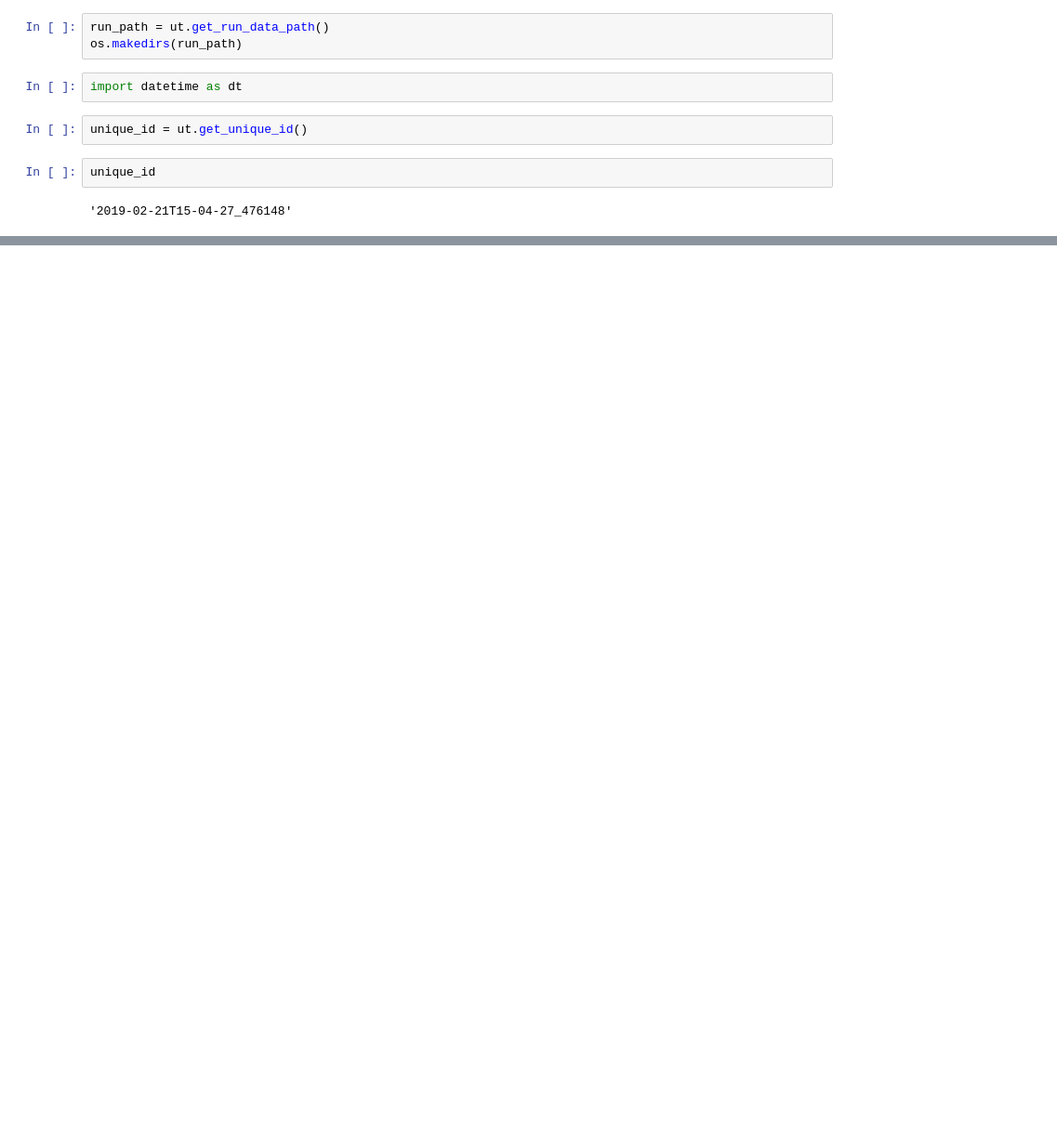
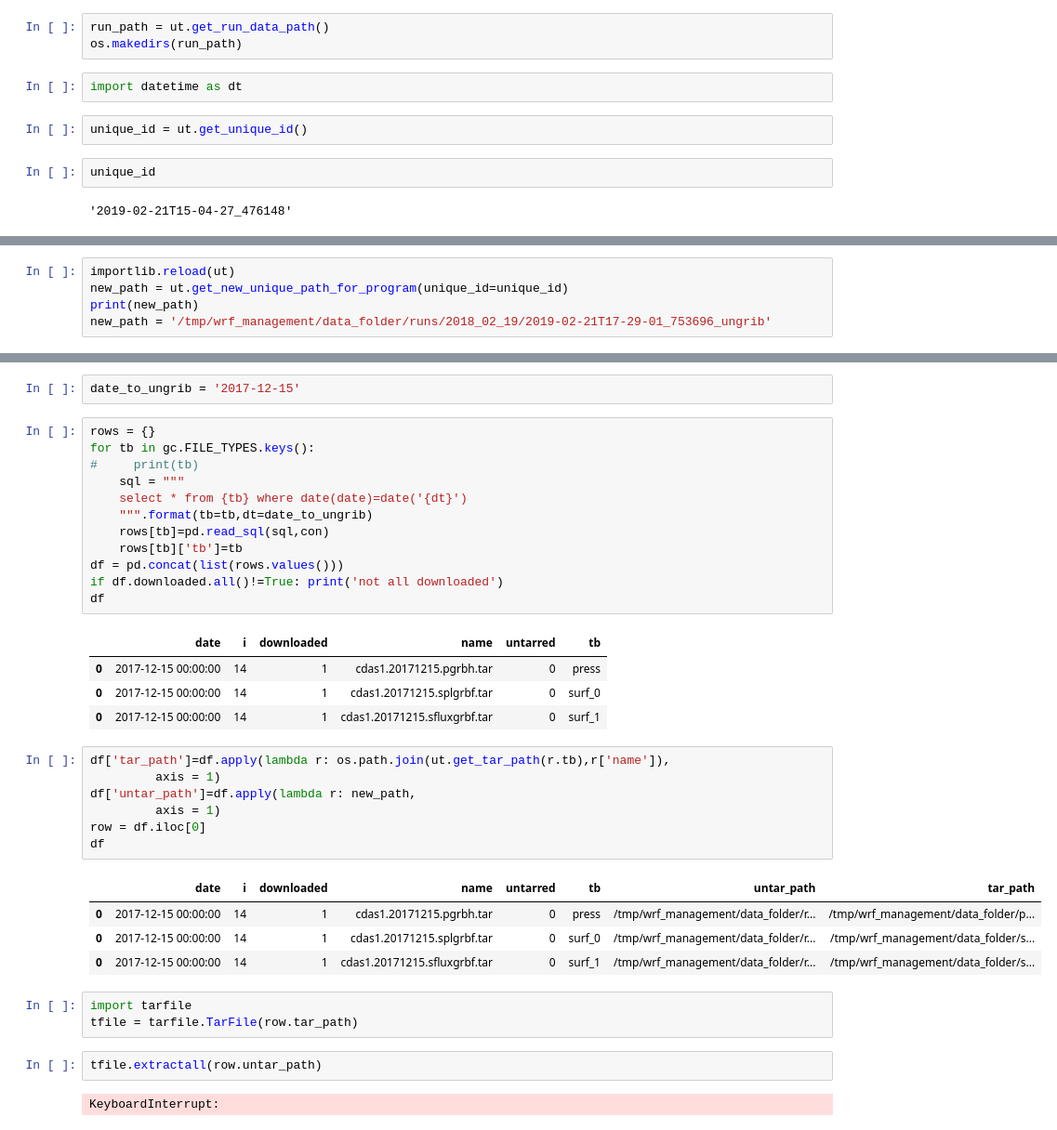
Before and after one commit to daliagachc/wrf_management, a Jupyter notebook: wrf_management/scratchs/Untitled.ipynb, the cells around one changed output, grey strips where cells are left out. Shown at 93% size. Saved outputs shown, nothing was run; the diff lists cells and outputs as text; blank space fills up the shorter version.

```diff
--- a/wrf_management/scratchs/Untitled.ipynb
+++ b/wrf_management/scratchs/Untitled.ipynb
@@ -63,0 +155,5 @@ ut.list_table_names()
+# %%
+importlib.reload(ut)
+new_path = ut.get_new_unique_path_for_program(unique_id=unique_id)
+print(new_path)
+new_path = '/tmp/wrf_management/data_folder/runs/2018_02_19/2019-02-21T17-29-01_753696_ungrib'
@@ -63,0 +186,38 @@ ut.list_table_names()
+# %%
+date_to_ungrib = '2017-12-15'
+# %%
+rows = {}
+for tb in gc.FILE_TYPES.keys():
+#     print(tb)
+    sql = """
+    select * from {tb} where date(date)=date('{dt}')
+    """.format(tb=tb,dt=date_to_ungrib)
+    rows[tb]=pd.read_sql(sql,con)
+    rows[tb]['tb']=tb
+df = pd.concat(list(rows.values()))
+if df.downloaded.all()!=True: print('not all downloaded')
+df
+# %% [output]
+|  | date | i | downloaded | name | untarred | tb |
+| 0 | 2017-12-15 00:00:00 | 14 | 1 | cdas1.20171215.pgrbh.tar | 0 | press |
+| 0 | 2017-12-15 00:00:00 | 14 | 1 | cdas1.20171215.splgrbf.tar | 0 | surf_0 |
+| 0 | 2017-12-15 00:00:00 | 14 | 1 | cdas1.20171215.sfluxgrbf.tar | 0 | surf_1 |
+# %%
+df['tar_path']=df.apply(lambda r: os.path.join(ut.get_tar_path(r.tb),r['name']),
+         axis = 1)
+df['untar_path']=df.apply(lambda r: new_path,
+         axis = 1)
+row = df.iloc[0]
+df
+# %% [output]
+|  | date | i | downloaded | name | untarred | tb | untar_path | tar_path |
+| 0 | 2017-12-15 00:00:00 | 14 | 1 | cdas1.20171215.pgrbh.tar | 0 | press | /tmp/wrf_management/data_folder/r... | /tmp/wrf_management/data_folder/p... |
+| 0 | 2017-12-15 00:00:00 | 14 | 1 | cdas1.20171215.splgrbf.tar | 0 | surf_0 | /tmp/wrf_management/data_folder/r... | /tmp/wrf_management/data_folder/s... |
+| 0 | 2017-12-15 00:00:00 | 14 | 1 | cdas1.20171215.sfluxgrbf.tar | 0 | surf_1 | /tmp/wrf_management/data_folder/r... | /tmp/wrf_management/data_folder/s... |
+# %%
+import tarfile
+tfile = tarfile.TarFile(row.tar_path)
+# %%
+tfile.extractall(row.untar_path)
+# %% [output]
+KeyboardInterrupt:
```
Also changed, not shown: parts of 20 cells of this notebook, 9 other files.
